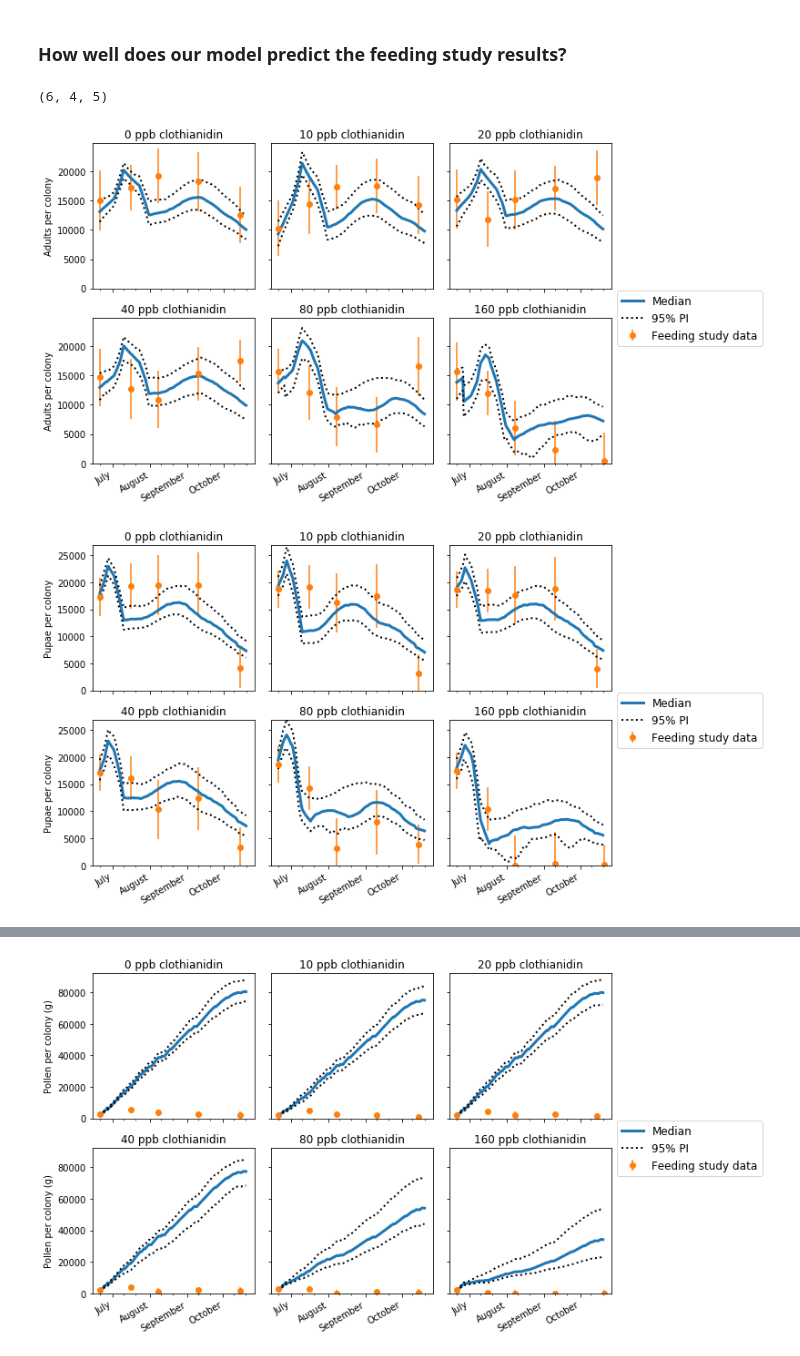
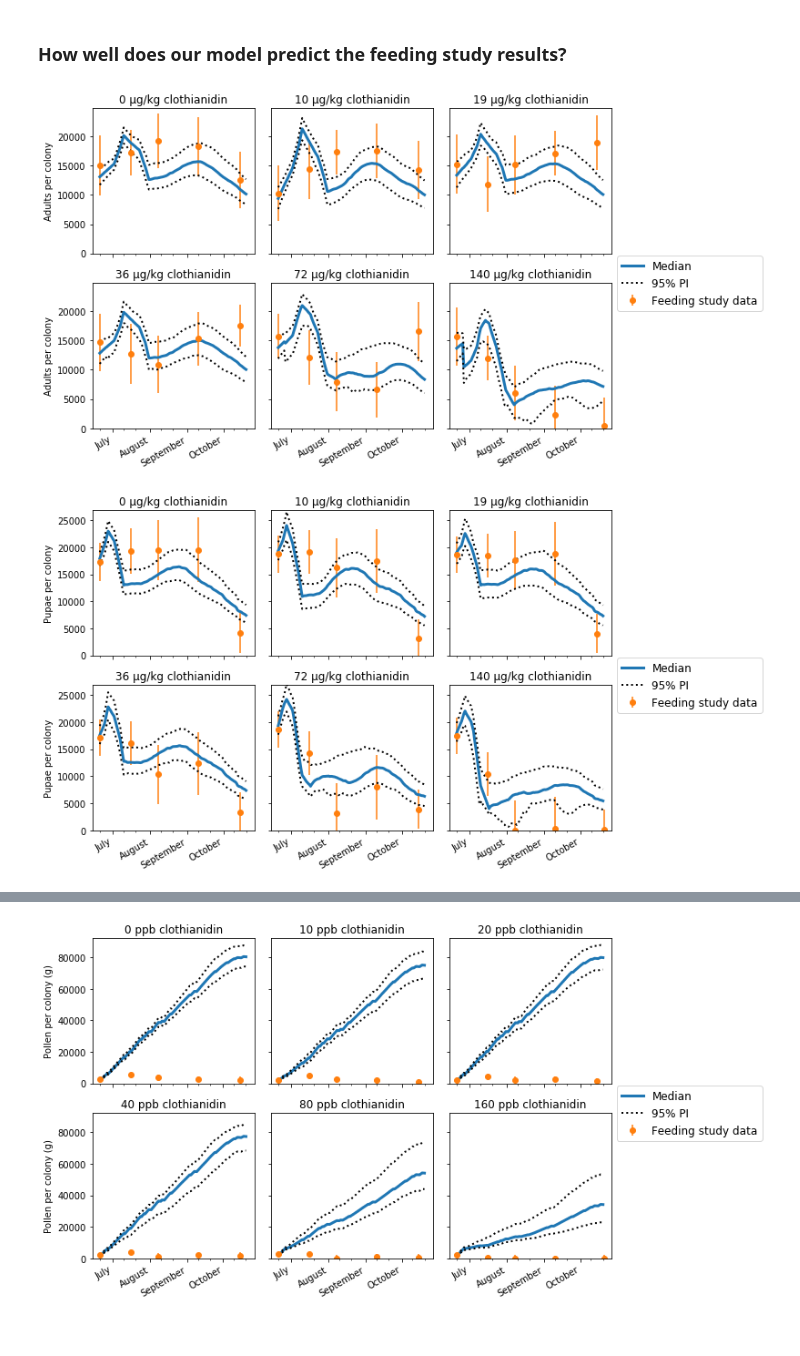
Before and after one commit to JeffreyMinucci/bee_neonic_abc, a Jupyter notebook: results_and_visuals.ipynb, the cells around one changed output, grey strips where cells are left out. Cells and saved outputs as stored; diff of their text form; code cells hidden in the pictures.

```diff
--- a/results_and_visuals.ipynb
+++ b/results_and_visuals.ipynb
@@ -644,7 +511,3 @@ np.save("data/mean_sim_STATIC.npy", mean_sim_STATIC)
-# %%
-field_data['mean'].shape
-# %% [output]
-(6, 4, 5)
 # %%
 import matplotlib.dates as mdates
 import datetime
@@ -692,6 +555,7 @@ def plot_pop_predictions(response, predictions, field_data,pi=True, pi_level=95,
     fig, axs = plt.subplots(2, 3, figsize=(9,6),sharex=True, sharey=True)
     axs = axs.ravel()
     trts = ["0", "10", "20", "40", "80", "160"]
+    trt_labels = ["0", "10", "19", "36", "72", "140"]
     start = datetime.datetime.strptime('06/20/2014', "%m/%d/%Y")
     end = datetime.datetime.strptime('10/21/2014', "%m/%d/%Y")
     date_range = [(start + datetime.timedelta(days=x)) for x in range(0, (end - start).days)]
@@ -714,7 +578,7 @@ def plot_pop_predictions(response, predictions, field_data,pi=True, pi_level=95,
         #axs[i].plot_date([start]+field_dates, empirical_pops, label= "Feeding study data")
         axs[i].errorbar([start]+field_dates, empirical_pops, yerr = empirical_sd, fmt='o',
                         color = 'tab:orange', label = "Feeding study data")
-        axs[i].set_title(trt+" ppb clothianidin")
+        axs[i].set_title(trt_labels[i]+" \u03BCg/kg clothianidin")
         axs[i].xaxis.set_major_locator(months)
         axs[i].xaxis.set_major_formatter(monthsFmt)
         axs[i].xaxis.set_minor_locator(days)
@@ -780,13 +644,13 @@ lower_pi = np.load("data/lower_pi.npy")
 upper_pi = np.load("data/upper_pi.npy")
 predictions = np.load("data/predictions_pollen.npy")
 # %%
-plot_pop_predictions('Adults', predictions, field_data, form='median', save = False, fig_form='png')
+plot_pop_predictions('Adults', predictions, field_data, form='median', save = True, fig_form='png')
 # %% [output]
-[figure, old version]
+[figure, new version]
 # %%
 plot_pop_predictions('Pupae', predictions, field_data, form='median', save = True, fig_form='png')
 # %% [output]
-[figure, old version]
+[figure, new version]
 # %%
 plot_pop_predictions('Larvae', predictions, field_data, form='median', save = True, fig_form='png')
 # %% [output]
```
Also changed, not shown: parts of 34 cells of this notebook, 26 other files.
